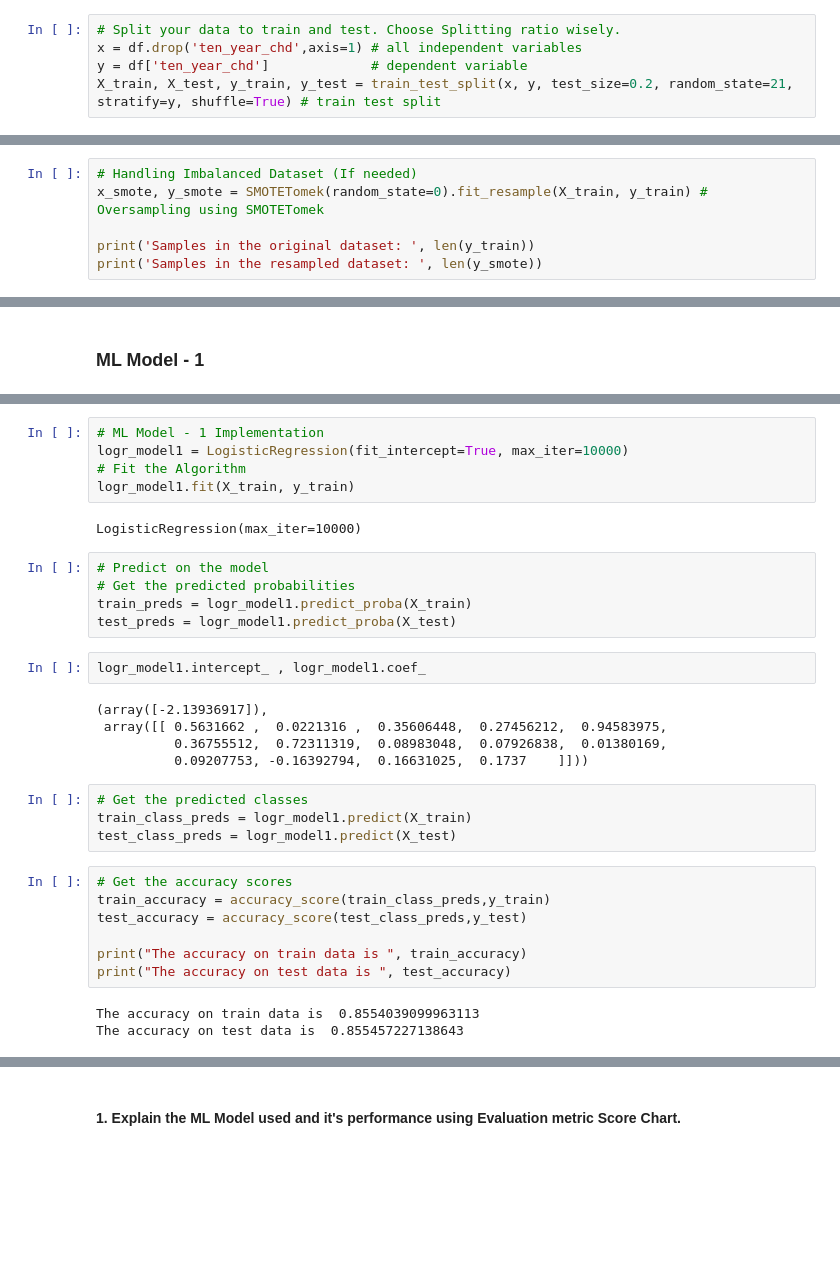
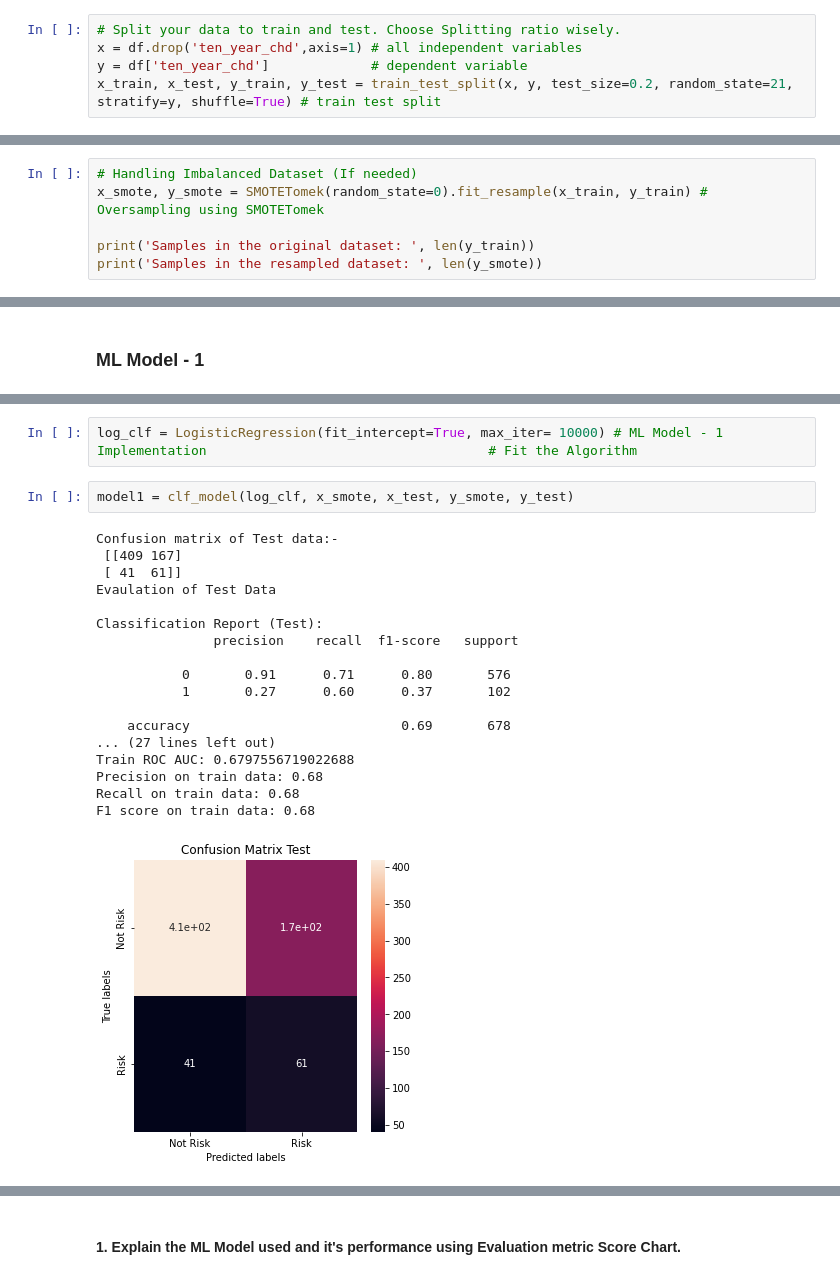
Before and after one commit to vyankath/AB_Capstone_CL_CRP, a Jupyter notebook: CL_Submission_CRP.ipynb, the cells around one changed output, grey strips where cells are left out. Drawn from its saved outputs; the diff is of its cells as text; blank space fills up the shorter version.

Commit message:
Commit after several model trained

```diff
--- a/CL_Submission_CRP.ipynb
+++ b/CL_Submission_CRP.ipynb
@@ -1146,7 +1146,7 @@ Answer Here.
 # Split your data to train and test. Choose Splitting ratio wisely.
 x = df.drop('ten_year_chd',axis=1) # all independent variables
 y = df['ten_year_chd']             # dependent variable
-X_train, X_test, y_train, y_test = train_test_split(x, y, test_size=0.2, random_state=21, stratify=y, shuffle=True) # train test split
+x_train, x_test, y_train, y_test = train_test_split(x, y, test_size=0.2, random_state=21, stratify=y, shuffle=True) # train test split
 # %% [markdown]
 ##### What data splitting ratio have you used and why?
 # %% [markdown]
@@ -1170,7 +1170,7 @@ y_train.value_counts().plot(kind='bar', title='Target variable before SMOTE') #
 Yes the dataset is imbalanced and the number of positive cases is very low compared to the negative cases.
 # %%
 # Handling Imbalanced Dataset (If needed)
-x_smote, y_smote = SMOTETomek(random_state=0).fit_resample(X_train, y_train) # Oversampling using SMOTETomek
+x_smote, y_smote = SMOTETomek(random_state=0).fit_resample(x_train, y_train) # Oversampling using SMOTETomek
 
 print('Samples in the original dataset: ', len(y_train))
 print('Samples in the resampled dataset: ', len(y_smote))
@@ -1195,33 +1305,23 @@ By using this combined approach, I was able to balance the dataset, ensuring tha
 # %%
-# ML Model - 1 Implementation
-logr_model1 = LogisticRegression(fit_intercept=True, max_iter=10000)
-# Fit the Algorithm
-logr_model1.fit(X_train, y_train)
+log_clf = LogisticRegression(fit_intercept=True, max_iter= 10000) # ML Model - 1 Implementation                                    # Fit the Algorithm
-# %% [output]
-LogisticRegression(max_iter=10000)
-# %%
-# Predict on the model
-# Get the predicted probabilities
-train_preds = logr_model1.predict_proba(X_train)
-test_preds = logr_model1.predict_proba(X_test)
-# %%
-logr_model1.intercept_ , logr_model1.coef_
-# %% [output]
-(array([-2.13936917]),
- array([[ 0.5631662 ,  0.0221316 ,  0.35606448,  0.27456212,  0.94583975,
-          0.36755512,  0.72311319,  0.08983048,  0.07926838,  0.01380169,
-          0.09207753, -0.16392794,  0.16631025,  0.1737    ]]))
-# %%
-# Get the predicted classes
-train_class_preds = logr_model1.predict(X_train)
-test_class_preds = logr_model1.predict(X_test)
-# %%
-# Get the accuracy scores
-train_accuracy = accuracy_score(train_class_preds,y_train)
-test_accuracy = accuracy_score(test_class_preds,y_test)
-
-print("The accuracy on train data is ", train_accuracy)
-print("The accuracy on test data is ", test_accuracy)
-# %% [output]
-The accuracy on train data is  0.8554039099963113
-The accuracy on test data is  0.855457227138643
+# %%
+model1 = clf_model(log_clf, x_smote, x_test, y_smote, y_test)
+# %% [output]
+Confusion matrix of Test data:-
+ [[409 167]
+ [ 41  61]]
+Evaulation of Test Data
+
+Classification Report (Test):
+               precision    recall  f1-score   support
+
+           0       0.91      0.71      0.80       576
+           1       0.27      0.60      0.37       102
+
+    accuracy                           0.69       678
+... (27 lines left out)
+Train ROC AUC: 0.6797556719022688
+Precision on train data: 0.68
+Recall on train data: 0.68
+F1 score on train data: 0.68
+[figure, added]
```
Also changed, not shown: parts of 130 cells of this notebook, 1 other file.
